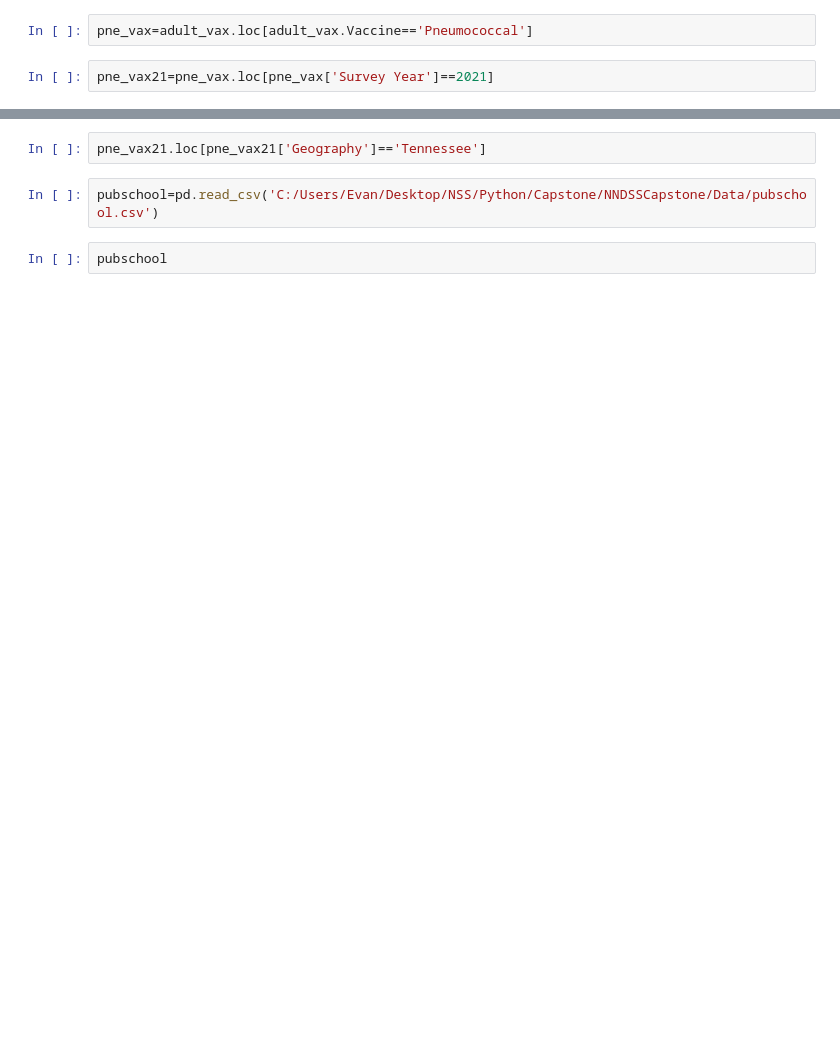
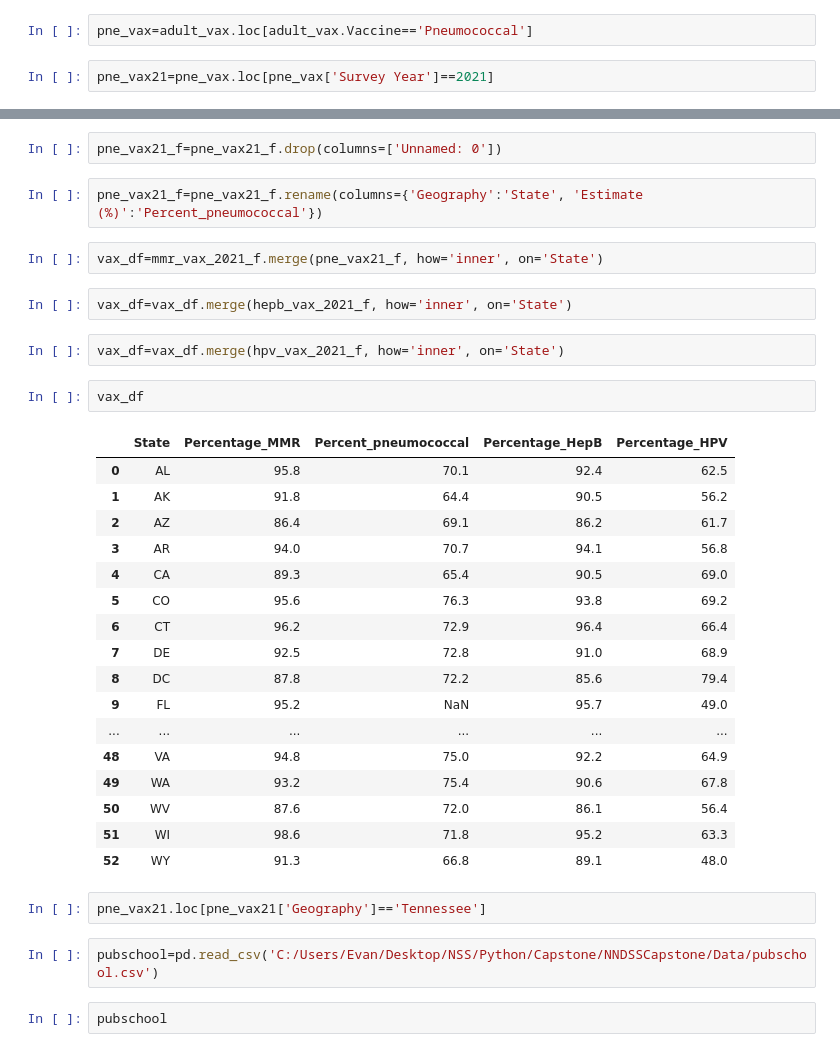
Before and after one commit to evan-dallas01/Capstone01, a Jupyter notebook: Capstone API data.ipynb, the cells around one changed output, grey strips where cells are left out. Drawn from its saved outputs; the diff is of its cells as text; blank space fills up the shorter version.

```diff
--- a/Capstone API data.ipynb
+++ b/Capstone API data.ipynb
@@ -182,3 +193,33 @@ pne_vax21=pne_vax.loc[pne_vax['Survey Year']==2021]
+# %%
+pne_vax21_f=pne_vax21_f.drop(columns=['Unnamed: 0'])
+# %%
+pne_vax21_f=pne_vax21_f.rename(columns={'Geography':'State', 'Estimate (%)':'Percent_pneumococcal'})
+# %%
+vax_df=mmr_vax_2021_f.merge(pne_vax21_f, how='inner', on='State')
+# %%
+vax_df=vax_df.merge(hepb_vax_2021_f, how='inner', on='State')
+# %%
+vax_df=vax_df.merge(hpv_vax_2021_f, how='inner', on='State')
+# %%
+vax_df
+# %% [output]
+|  | State | Percentage_MMR | Percent_pneumococcal | Percentage_HepB | Percentage_HPV |
+| 0 | AL | 95.8 | 70.1 | 92.4 | 62.5 |
+| 1 | AK | 91.8 | 64.4 | 90.5 | 56.2 |
+| 2 | AZ | 86.4 | 69.1 | 86.2 | 61.7 |
+| 3 | AR | 94.0 | 70.7 | 94.1 | 56.8 |
+| 4 | CA | 89.3 | 65.4 | 90.5 | 69.0 |
+| 5 | CO | 95.6 | 76.3 | 93.8 | 69.2 |
+| 6 | CT | 96.2 | 72.9 | 96.4 | 66.4 |
+| 7 | DE | 92.5 | 72.8 | 91.0 | 68.9 |
+| 8 | DC | 87.8 | 72.2 | 85.6 | 79.4 |
+| 9 | FL | 95.2 | NaN | 95.7 | 49.0 |
+| ... | ... | ... | ... | ... | ... |
+| 48 | VA | 94.8 | 75.0 | 92.2 | 64.9 |
+| 49 | WA | 93.2 | 75.4 | 90.6 | 67.8 |
+| 50 | WV | 87.6 | 72.0 | 86.1 | 56.4 |
+| 51 | WI | 98.6 | 71.8 | 95.2 | 63.3 |
+| 52 | WY | 91.3 | 66.8 | 89.1 | 48.0 |
 # %%
 pne_vax21.loc[pne_vax21['Geography']=='Tennessee']
 # %%
```
Also changed, not shown: parts of 63 cells of this notebook.
